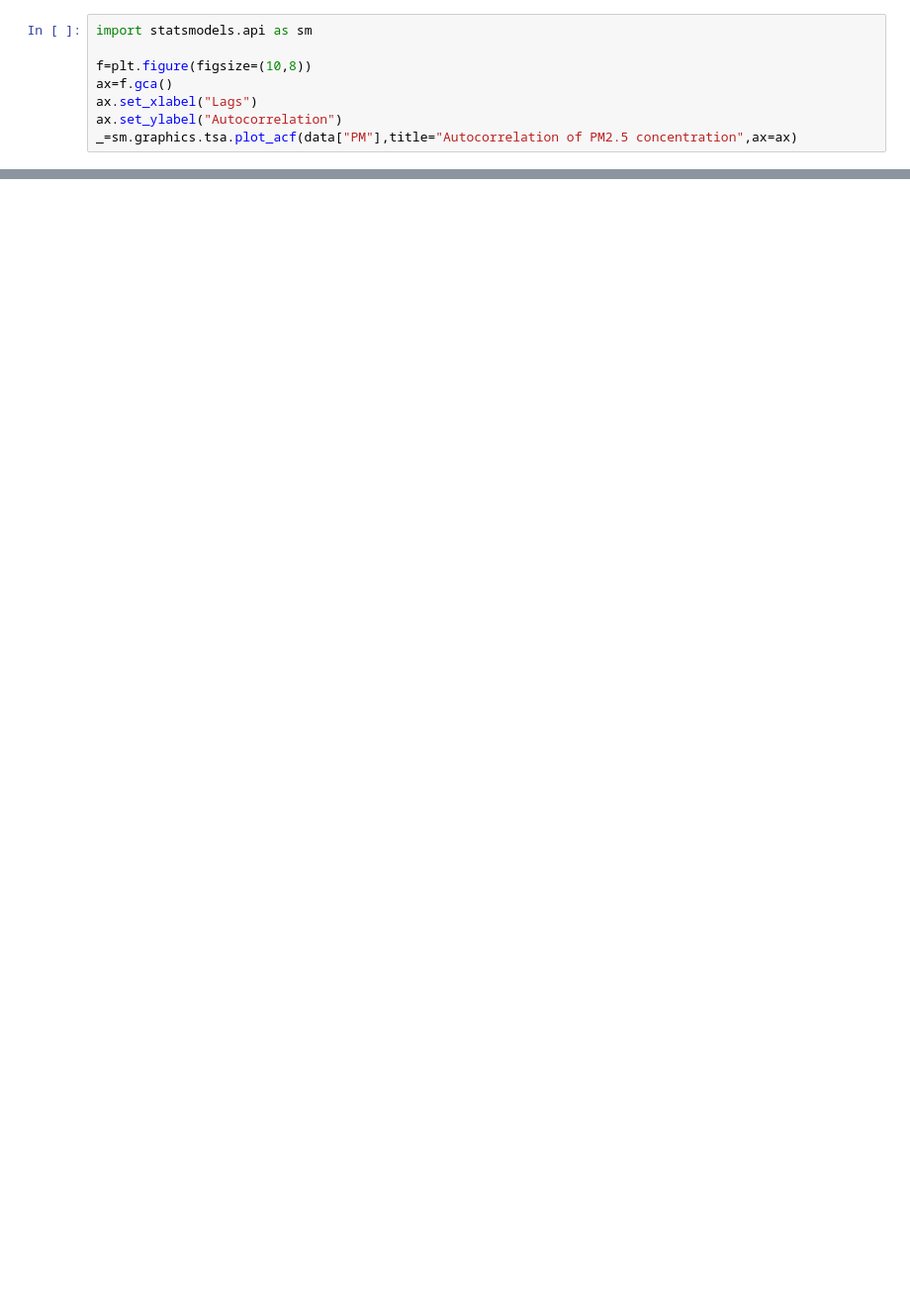
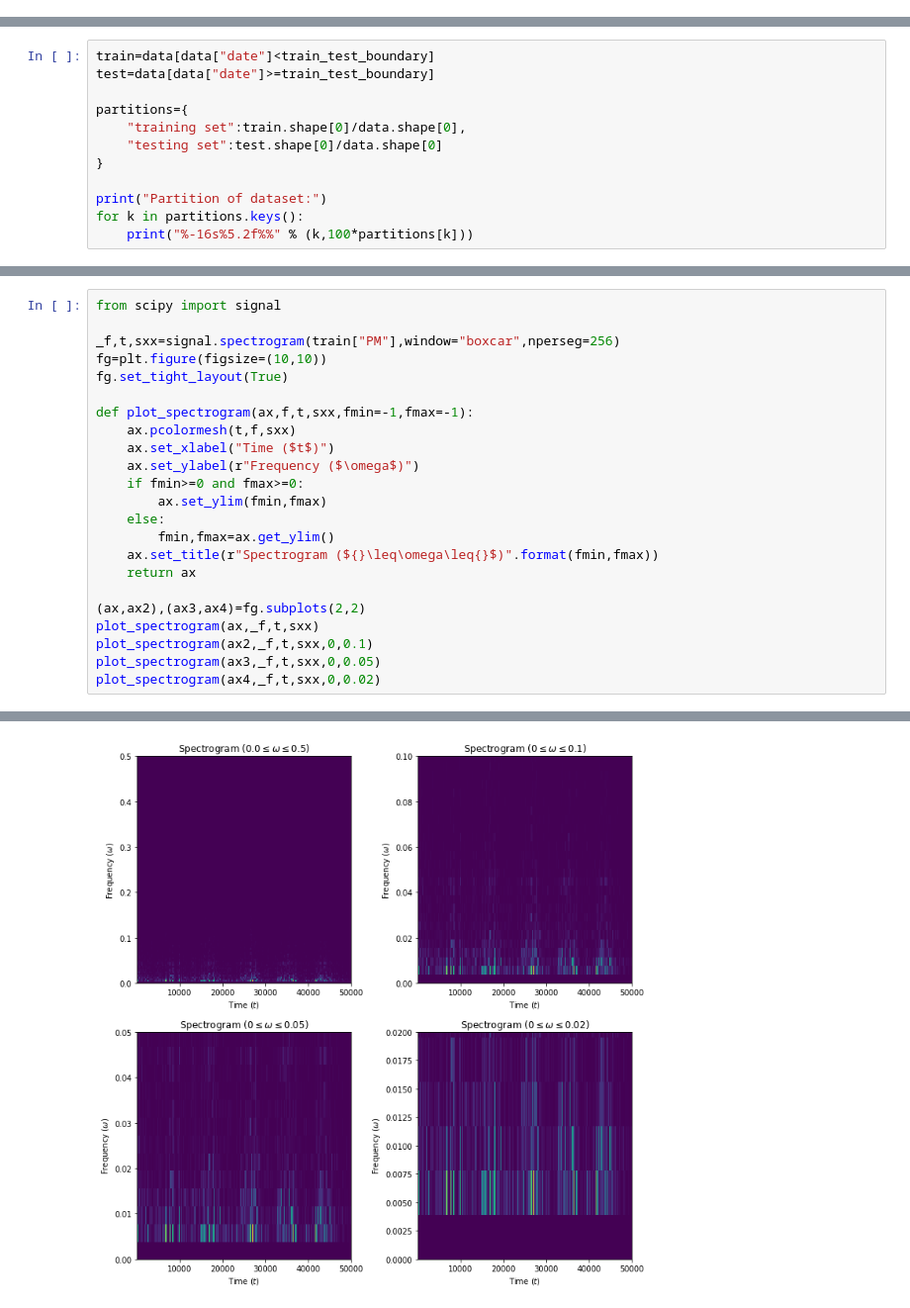
Before and after one commit to TravorLZH/pm25, a Jupyter notebook: pm25_features.ipynb, the cells around one changed output, grey strips where cells are left out. Shown at 99% size. Cells and saved outputs as stored; diff of their text form; blank space fills up the shorter version.

```diff
--- a/pm25_features.ipynb
+++ b/pm25_features.ipynb
@@ -49,8 +0,0 @@ sns.boxplot(x=data["HUMI"]//10*10,y=data["PM"])
-# %%
-import statsmodels.api as sm
-
-f=plt.figure(figsize=(10,8))
-ax=f.gca()
-ax.set_xlabel("Lags")
-ax.set_ylabel("Autocorrelation")
-_=sm.graphics.tsa.plot_acf(data["PM"],title="Autocorrelation of PM2.5 concentration",ax=ax)
@@ -521,0 +100,12 @@ test_set.drop("id",axis=1).to_csv("BeijingPM_test.csv")
+# %%
+train=data[data["date"]<train_test_boundary]
+test=data[data["date"]>=train_test_boundary]
+
+partitions={
+    "training set":train.shape[0]/data.shape[0],
+    "testing set":test.shape[0]/data.shape[0]
+}
+
+print("Partition of dataset:")
+for k in partitions.keys():
+    print("%-16s%5.2f%%" % (k,100*partitions[k]))
@@ -521,0 +183,24 @@ test_set.drop("id",axis=1).to_csv("BeijingPM_test.csv")
+# %%
+from scipy import signal
+
+_f,t,sxx=signal.spectrogram(train["PM"],window="boxcar",nperseg=256)
+fg=plt.figure(figsize=(10,10))
+fg.set_tight_layout(True)
+
+def plot_spectrogram(ax,f,t,sxx,fmin=-1,fmax=-1):
+    ax.pcolormesh(t,f,sxx)
+    ax.set_xlabel("Time ($t$)")
+    ax.set_ylabel(r"Frequency ($\omega$)")
+    if fmin>=0 and fmax>=0:
+        ax.set_ylim(fmin,fmax)
+    else:
+        fmin,fmax=ax.get_ylim()
+    ax.set_title(r"Spectrogram (${}\leq\omega\leq{}$)".format(fmin,fmax))
+    return ax
+
+(ax,ax2),(ax3,ax4)=fg.subplots(2,2)
+plot_spectrogram(ax,_f,t,sxx)
+plot_spectrogram(ax2,_f,t,sxx,0,0.1)
+plot_spectrogram(ax3,_f,t,sxx,0,0.05)
+plot_spectrogram(ax4,_f,t,sxx,0,0.02)
+# %% [output]
@@ -521,0 +208 @@ test_set.drop("id",axis=1).to_csv("BeijingPM_test.csv")
+[figure, added]
```
Also changed, not shown: parts of 77 cells of this notebook.
